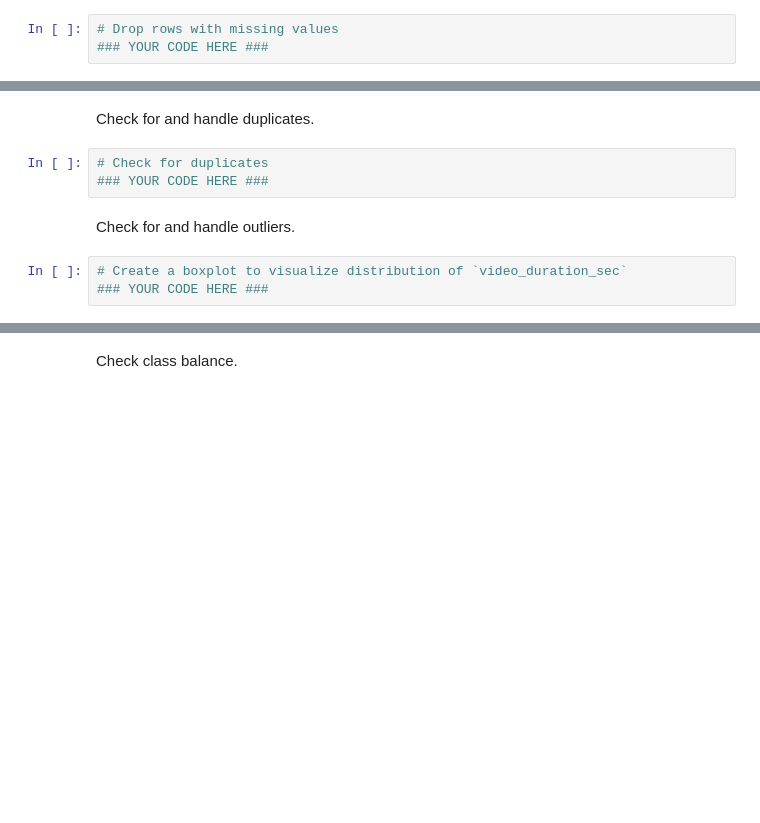
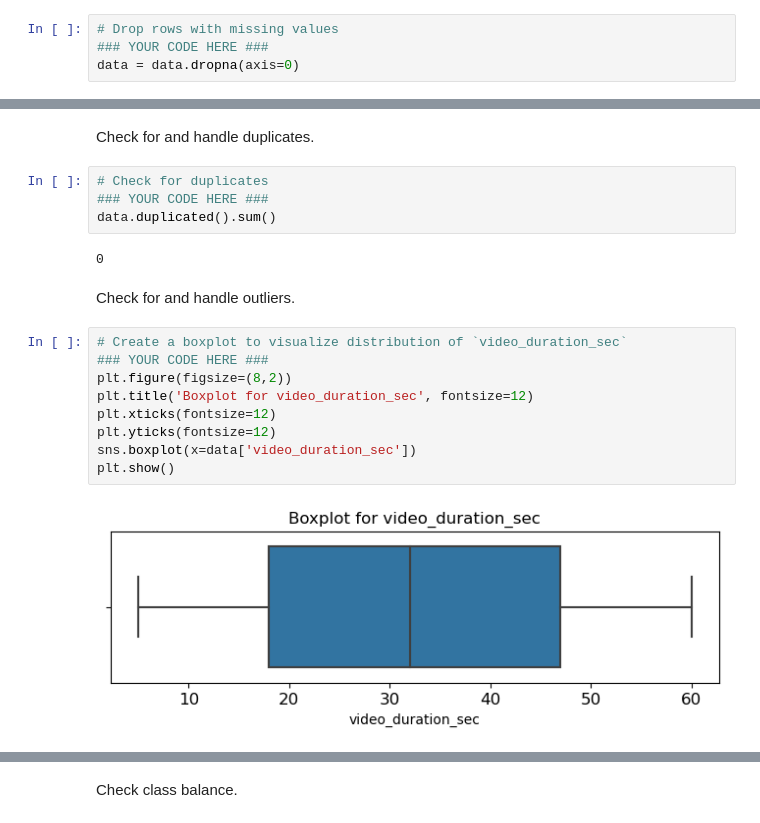
Before and after one commit to pakkaii/resume, a Jupyter notebook: Course 5 Proj/Activity_Course 5 TikTok project lab.ipynb, the cells around one changed output, grey strips where cells are left out. Drawn from its saved outputs; the diff is of its cells as text; blank space fills up the shorter version.

```diff
--- a/Course 5 Proj/Activity_Course 5 TikTok project lab.ipynb
+++ b/Course 5 Proj/Activity_Course 5 TikTok project lab.ipynb
@@ -126,6 +201,7 @@ Check for and handle missing values.
 # %%
 # Drop rows with missing values
 ### YOUR CODE HERE ###
+data = data.dropna(axis=0)
 # %%
 # Display first few rows after handling missing values
 ### YOUR CODE HERE ###
@@ -134,11 +218,22 @@ Check for and handle duplicates.
 # %%
 # Check for duplicates
 ### YOUR CODE HERE ###
+data.duplicated().sum()
+# %% [output]
+0
 # %% [markdown]
 Check for and handle outliers.
 # %%
 # Create a boxplot to visualize distribution of `video_duration_sec`
 ### YOUR CODE HERE ###
+plt.figure(figsize=(8,2))
+plt.title('Boxplot for video_duration_sec', fontsize=12)
+plt.xticks(fontsize=12)
+plt.yticks(fontsize=12)
+sns.boxplot(x=data['video_duration_sec'])
+plt.show()
+# %% [output]
+[figure, added]
 # %%
 # Create a boxplot to visualize distribution of `video_view_count`
 ### YOUR CODE HERE ###
```
Also changed, not shown: parts of 69 cells of this notebook.
